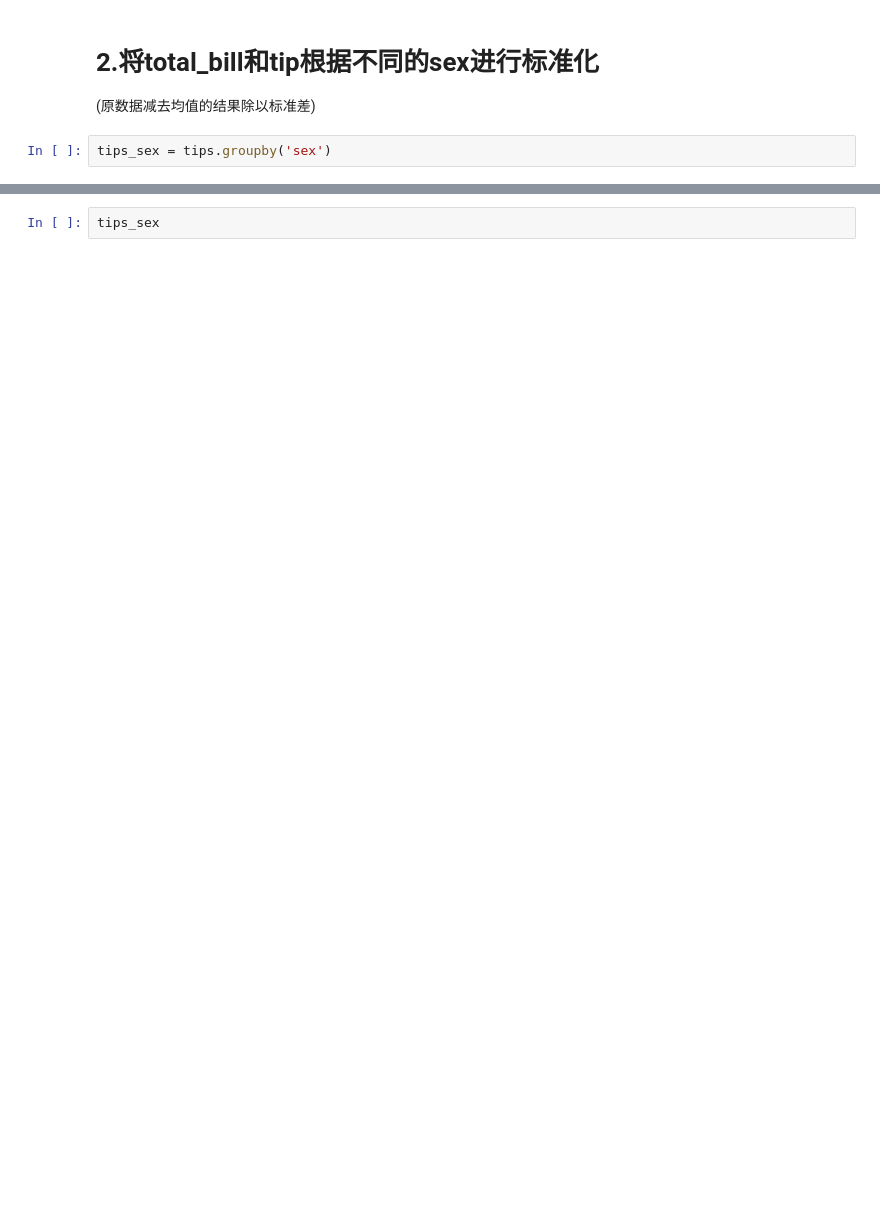
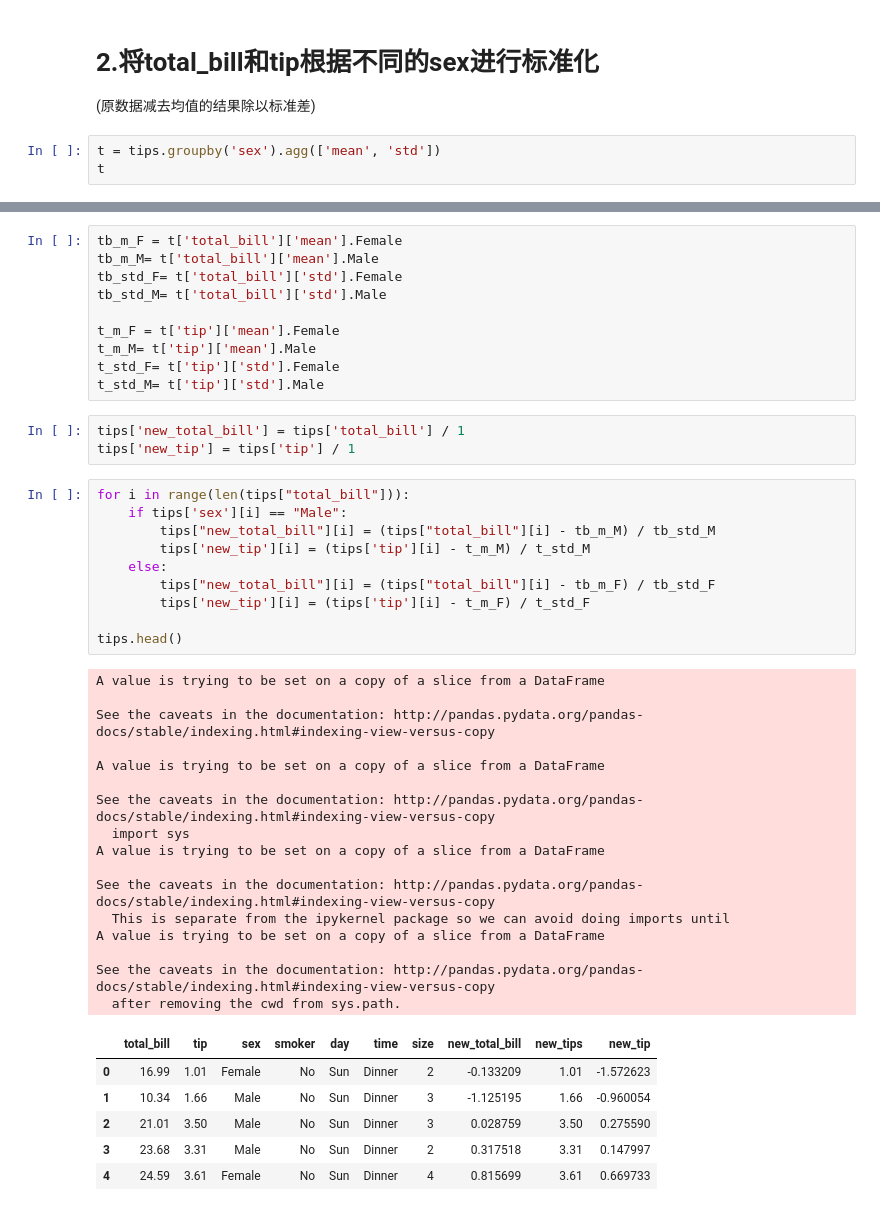
Before and after one commit to WentingRuan/Learn_Python, a Jupyter notebook: 8/hw_08.ipynb, the cells around one changed output, grey strips where cells are left out. Drawn from its saved outputs; the diff is of its cells as text; blank space fills up the shorter version.

```diff
--- a/8/hw_08.ipynb
+++ b/8/hw_08.ipynb
@@ -49,4 +58,5 @@ tips.groupby('time').describe()
 # 2.将total_bill和tip根据不同的sex进行标准化
 (原数据减去均值的结果除以标准差)
 # %%
-tips_sex = tips.groupby('sex')
+t = tips.groupby('sex').agg(['mean', 'std'])
+t
@@ -53,2 +69,46 @@ tips_sex = tips.groupby('sex')
-# %%
-tips_sex
+# %%
+tb_m_F = t['total_bill']['mean'].Female
+tb_m_M= t['total_bill']['mean'].Male
+tb_std_F= t['total_bill']['std'].Female
+tb_std_M= t['total_bill']['std'].Male
+
+t_m_F = t['tip']['mean'].Female
+t_m_M= t['tip']['mean'].Male
+t_std_F= t['tip']['std'].Female
+t_std_M= t['tip']['std'].Male
+# %%
+tips['new_total_bill'] = tips['total_bill'] / 1
+tips['new_tip'] = tips['tip'] / 1
+# %%
+for i in range(len(tips["total_bill"])):
+    if tips['sex'][i] == "Male":
+        tips["new_total_bill"][i] = (tips["total_bill"][i] - tb_m_M) / tb_std_M
+        tips['new_tip'][i] = (tips['tip'][i] - t_m_M) / t_std_M
+    else:
+        tips["new_total_bill"][i] = (tips["total_bill"][i] - tb_m_F) / tb_std_F
+        tips['new_tip'][i] = (tips['tip'][i] - t_m_F) / t_std_F
+
+tips.head()
+# %% [output]
+A value is trying to be set on a copy of a slice from a DataFrame
+
+See the caveats in the documentation: http://pandas.pydata.org/pandas-docs/stable/indexing.html#indexing-view-versus-copy
+
+A value is trying to be set on a copy of a slice from a DataFrame
+
+See the caveats in the documentation: http://pandas.pydata.org/pandas-docs/stable/indexing.html#indexing-view-versus-copy
+  import sys
+A value is trying to be set on a copy of a slice from a DataFrame
+
+See the caveats in the documentation: http://pandas.pydata.org/pandas-docs/stable/indexing.html#indexing-view-versus-copy
+  This is separate from the ipykernel package so we can avoid doing imports until
+A value is trying to be set on a copy of a slice from a DataFrame
+
+See the caveats in the documentation: http://pandas.pydata.org/pandas-docs/stable/indexing.html#indexing-view-versus-copy
+  after removing the cwd from sys.path.
+|  | total_bill | tip | sex | smoker | day | time | size | new_total_bill | new_tips | new_tip |
+| 0 | 16.99 | 1.01 | Female | No | Sun | Dinner | 2 | -0.133209 | 1.01 | -1.572623 |
+| 1 | 10.34 | 1.66 | Male | No | Sun | Dinner | 3 | -1.125195 | 1.66 | -0.960054 |
+| 2 | 21.01 | 3.50 | Male | No | Sun | Dinner | 3 | 0.028759 | 3.50 | 0.275590 |
+| 3 | 23.68 | 3.31 | Male | No | Sun | Dinner | 2 | 0.317518 | 3.31 | 0.147997 |
+| 4 | 24.59 | 3.61 | Female | No | Sun | Dinner | 4 | 0.815699 | 3.61 | 0.669733 |
```
Also changed, not shown: parts of 17 cells of this notebook.
